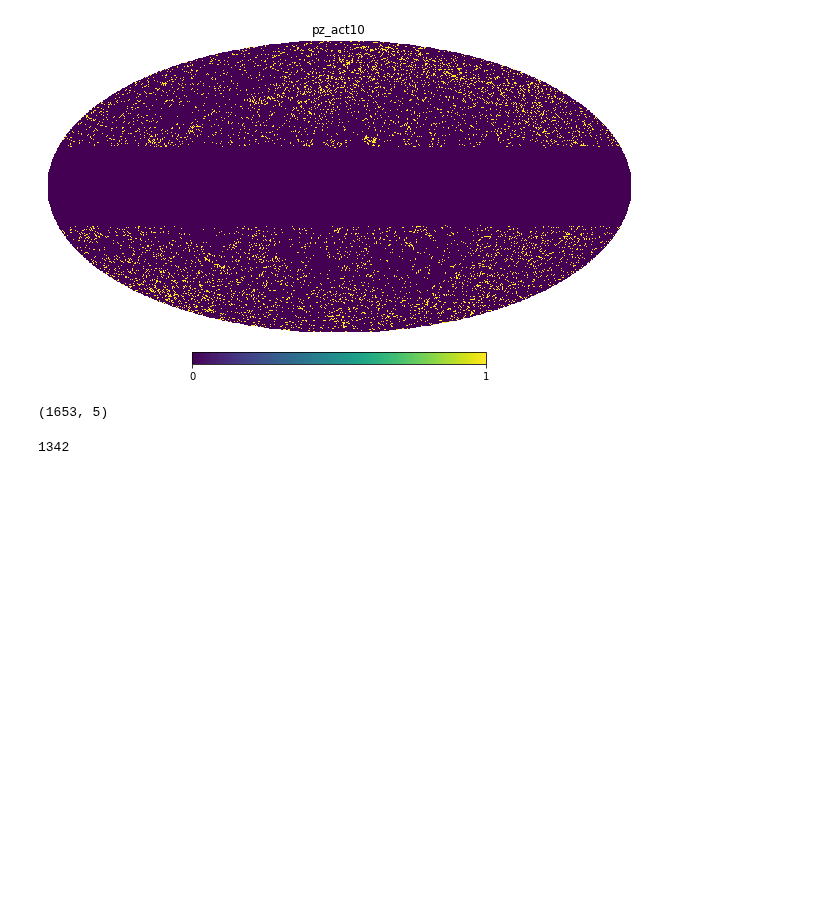
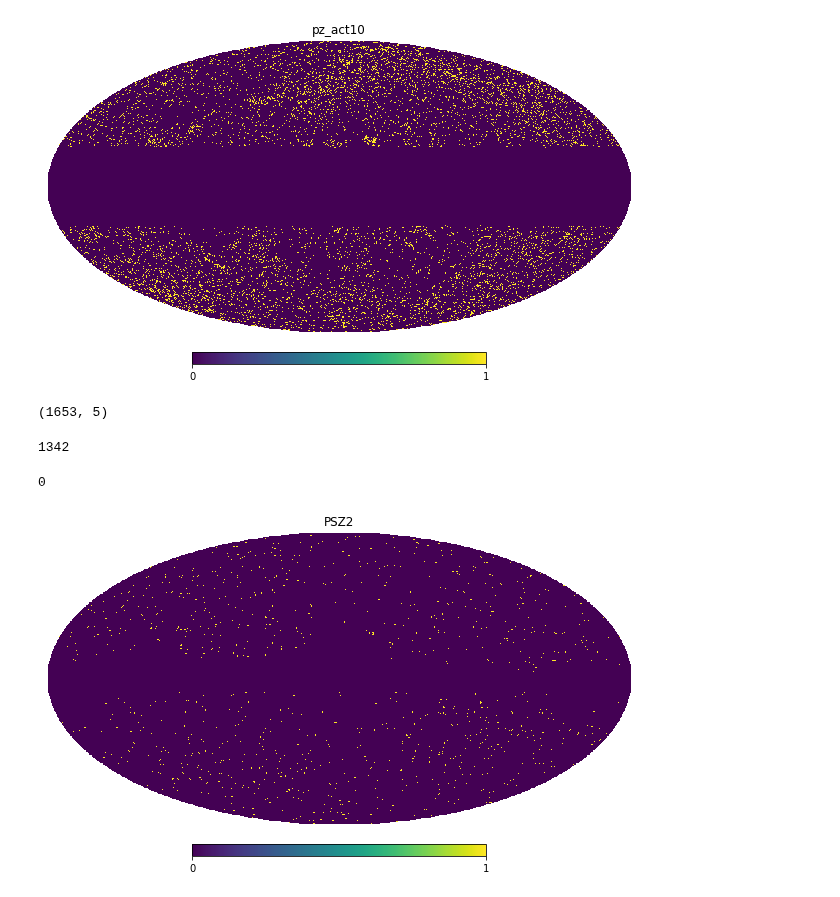
Before and after one commit to rt2122/data-segmentation-2, a Jupyter notebook: visualizations/cat_map.ipynb, the cells around one changed output. Cells and saved outputs as stored; diff of their text form; code cells hidden in the pictures; blank space fills up the shorter version.

```diff
--- a/visualizations/cat_map.ipynb
+++ b/visualizations/cat_map.ipynb
@@ -57,0 +64,17 @@ np.count_nonzero(np.abs(planck_z['b']) >= 20)
+# %%
+_, d2d, _ = msc.match_to_catalog_sky(asc)
+np.count_nonzero(d2d.degree < 5 / 60)
+# %% [output]
+0
+# %%
+psz2 = pd.read_csv('/home/rt2122/Data/original_catalogs/csv/PSZ2.csv')
+mcxc = pd.read_csv('/home/rt2122/Data/original_catalogs/csv/MCXC.csv')
+rm = pd.read_csv('/home/rt2122/Data/original_catalogs/csv/RM.csv')
+act = pd.read_csv('/home/rt2122/Data/original_catalogs/csv/ACT.csv')
+# %%
+a = np.zeros(hp.nside2npix(nside))
+df = psz2
+a[radec2pix(df['RA'], df['DEC'], nside)] = 1
+hp.mollview(a, nest=True, title='PSZ2')
+# %% [output]
+[figure, added]
```
Also changed, not shown: parts of 5 cells of this notebook, 2 other files.
